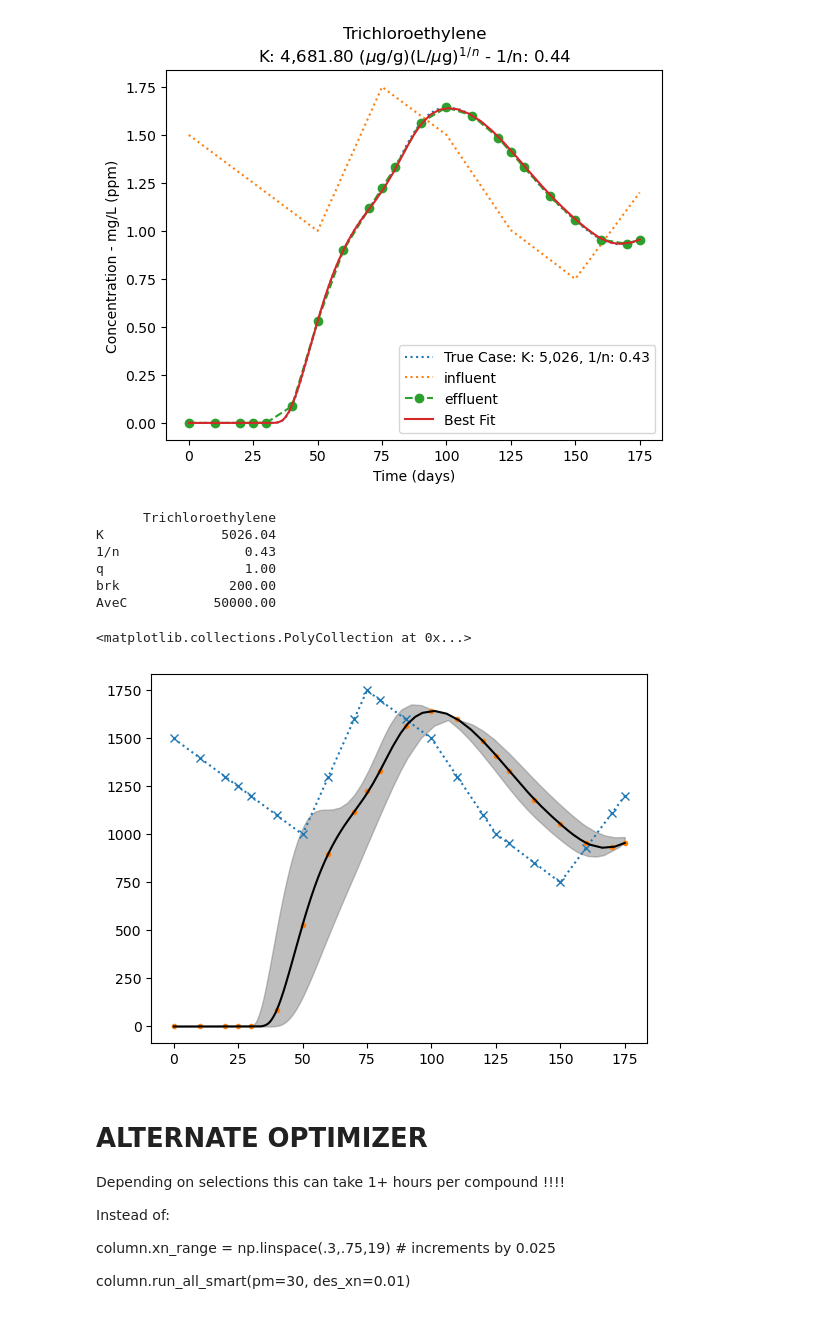
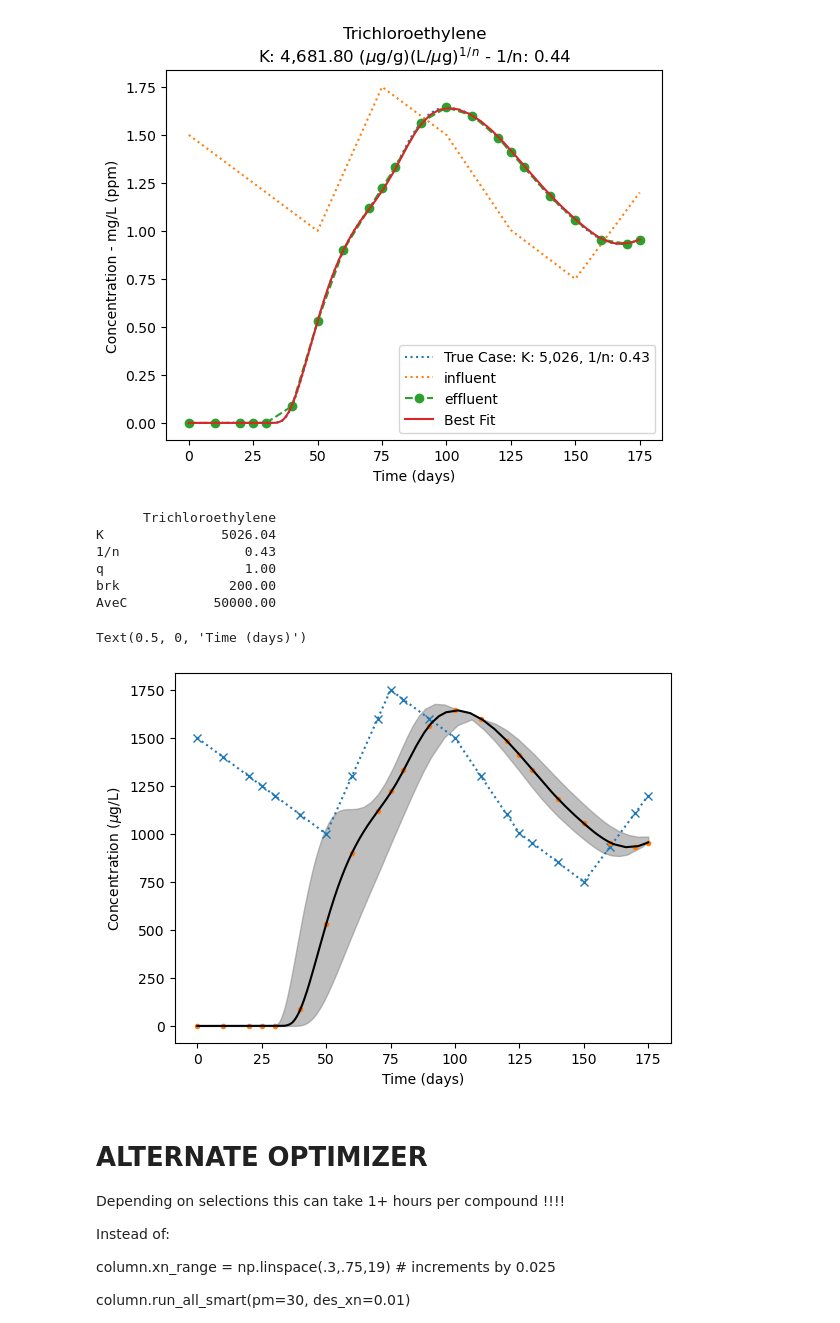
Before and after one commit to USEPA/Water_Treatment_Models, a Jupyter notebook: PSDM/Simple_Example.ipynb, the cells around one changed output. Drawn from its saved outputs; the diff is of its cells as text; code cells hidden in the pictures.

Commit message:
Moving to f-strings in examples

```diff
--- a/PSDM/Simple_Example.ipynb
+++ b/PSDM/Simple_Example.ipynb
@@ -79,7 +79,7 @@ for comp in compounds:
                    optimize=False
                    )
 
-    print('EBCT: ', np.round(column.ebct, 2), ' min')
+    print(f'EBCT: {column.ebct:.2f} min')
     column.test_range = np.array([k_data[comp]['K']])
     column.xn_range = np.array([k_data[comp]['1/n']])
 
@@ -96,15 +96,15 @@ for comp in compounds:
 
     # Plot Labels, etc.
     plt.legend()
-    plt.title(comp+'\nK: '+repr(round(_k,2))+' ($\mu$g/g)(L/$\mu$g)$^{1/n}$ - 1/n: '+repr(round(_xn,3)))
+    plt.title(f'{comp}\nK: {_k:,.2f} ($\mu$g/g)(L/$\mu$g)$^1$$^/$$^n$ - 1/n: {_xn:.3f}')
     plt.xlabel(column_info[carbons[0]]['time'])
     plt.ylabel('Concentration - mg/L (ppm)')
-    plt.savefig(comp+'_'+carbons[0]+'_example1.png', dpi=300)
+    plt.savefig(f'{comp}_{carbons[0]}_example1.png', dpi=300)
 
 
     tab2 = 'model-'+comp
     ## Set up file to write output
-    with pd.ExcelWriter('Example_TCE_' + carbons[0] + '_example1.xlsx') as writer:
+    with pd.ExcelWriter(f'Example_TCE_{carbons[0]}_example1.xlsx') as writer:
         results.to_excel(writer, sheet_name=tab2)
 # %% [output]
 Trichloroethylene
@@ -131,7 +131,7 @@ for comp in compounds:
                    optimize=False
                    )
 
-    print('EBCT: ', np.round(column.ebct, 2), ' min')
+    print(f'EBCT: {column.ebct:.2f} min')
     column.test_range = np.array([k_data[comp]['K']])
     column.xn_range = np.array([k_data[comp]['1/n']])
 
@@ -150,7 +150,7 @@ for comp in compounds:
                    optimize=False
                    )
 
-    print('EBCT: ', np.round(column2.ebct, 2), ' min')
+    print(f'EBCT: {column2.ebct:.2f} min')
     column2.test_range = np.array([k_data[comp]['K']])
     column2.xn_range = np.array([k_data[comp]['1/n']])
     _compound, _k, _xn, _ssqs, results2 = column2.run_psdm_kfit(comp)
@@ -160,22 +160,22 @@ for comp in compounds:
     # plot results for 1st EBCT
     plt.plot(results.index,
              results.values/1000.,
-             label='EBCT: '+repr(np.round(column.ebct,2)))
+             label=f'EBCT: {column.ebct:.2f}')
     # plot results for 2nd EBCT
     plt.plot(results2.index,
              results2.values/1000.,
-             label='EBCT: '+repr(np.round(column2.ebct,2)))
+             label=f'EBCT: {column2.ebct:.2f}')
     (raw_data2[column.influent][comp]/1000.).plot.line(label='influent',linestyle=':')
 
     # Plot Labels, etc.
     plt.legend()
-    plt.title(comp+'\nK: '+repr(round(_k,2))+' ($\mu$g/g)(L/$\mu$g)$^{1/n}$ - 1/n: '+repr(round(_xn,3)))
+    plt.title(f'{comp}\nK: {_k:,.2f} ($\mu$g/g)(L/$\mu$g)$^1$$^/$$^n$ - 1/n: {_xn:.3f}')
     plt.xlabel(column_info[carbons[0]]['time'])
     plt.ylabel('Concentration - mg/L (ppm)')
-    plt.savefig(comp+'_'+carbons[0]+'_example1a.png', dpi=300)
+    plt.savefig(f'{comp}_{carbons[0]}_example1a.png', dpi=300)
 
     tab2 = 'model-'+comp
-    with pd.ExcelWriter('Example_TCE_' + carbons[0] + '_example1a.xlsx') as writer:
+    with pd.ExcelWriter(f'Example_TCE_{carbons[0]}_example1a.xlsx') as writer:
         results.to_excel(writer, sheet_name=tab2)
 # %% [output]
 Trichloroethylene
@@ -214,7 +214,7 @@ for comp in compounds:
                    optimize=False
                    )
 
-    print('EBCT: ', round(column.ebct, 2), ' min')
+    print(f'EBCT: {column.ebct:.2f} min')
     column.test_range = np.array([k_data[comp]['K']])
     column.xn_range = np.array([k_data[comp]['1/n']])
 
@@ -252,14 +252,14 @@ for comp in compounds:
 
     # Plot Labels, etc.
     plt.legend()
-    plt.title(comp+'\nK: '+repr(round(_k,2))+' ($\mu$g/g)(L/$\mu$g)$^{1/n}$ - 1/n: '+repr(round(_xn,3)))
+    plt.title(f'{comp}\nK: {_k:,.2f} ($\mu$g/g)(L/$\mu$g)$^1$$^/$$^n$ - 1/n: {_xn:.3f}')
     plt.xlabel(column_info[carbons[0]]['time'])
     plt.ylabel('Concentration - mg/L (ppm)')
-    plt.savefig(comp+'_'+carbons[0]+'_example2.png', dpi=300)
+    plt.savefig(f'{comp}_{carbons[0]}_example2.png', dpi=300)
 
     tab2 = 'model-'+comp
 
-    with pd.ExcelWriter('Example_TCE_' + carbons[0] + '_example2.xlsx') as writer:
+    with pd.ExcelWriter(f'Example_TCE_{carbons[0]}_example2.xlsx') as writer:
         results.to_excel(writer, sheet_name=tab2)
 # %% [output]
 Trichloroethylene
@@ -395,35 +395,38 @@ for i in range(len(column.data_df.columns)):
         ls='None'
         marker='.'
     ax.plot(sub_data.index,
              sub_data.values,
              ls=ls,
              marker=marker)
 
 ax.plot(column.results.index,
          column.results.values,
          ls='-',
          marker='None',
          color='black')
 
 # print(column.results)
 # print(column.uncertainty_results)
 
 ax.fill_between(column.uncertainty_results.index,
                 column.uncertainty_results['lower'].values.astype('float64').T[0],
                 column.uncertainty_results['upper'].values.astype('float64').T[0],
                 color='grey',
                 alpha=0.5)
 
+plt.ylabel('Concentration ($\mu$g/L)')
+plt.xlabel('Time (days)')
+
 ### NOTE: direct use of '.values' only works for this example because there is only a single compound. Otherwise, compound must be specified individually.
 # %% [output]
       Trichloroethylene
 K               5026.04
 1/n                0.43
 q                  1.00
 brk              200.00
 AveC           50000.00
-<matplotlib.collections.PolyCollection at 0x...>
+Text(0.5, 0, 'Time (days)')
-[figure, old version]
+[figure, new version]
 # %% [markdown]
 # ALTERNATE OPTIMIZER
 Depending on selections this can take 1+ hours per compound !!!!
```
Also changed, not shown: parts of 3 cells of this notebook, 2 other files.
